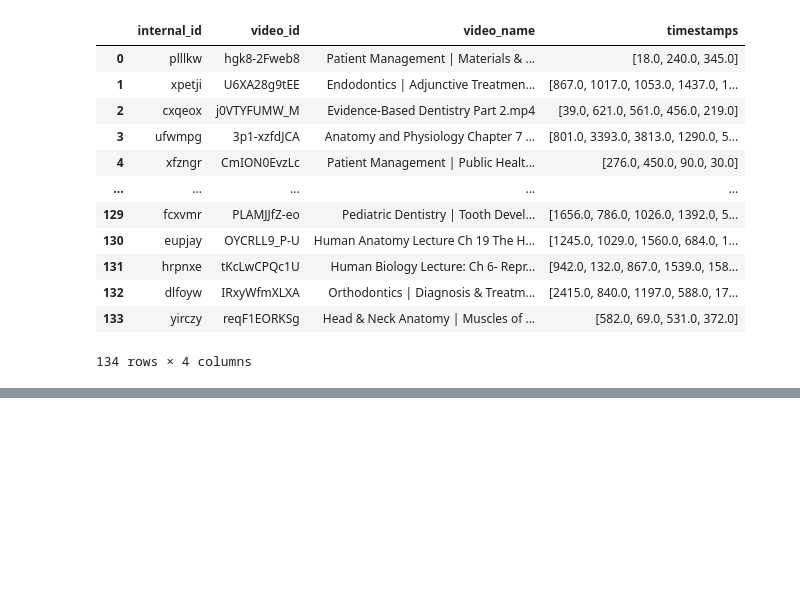
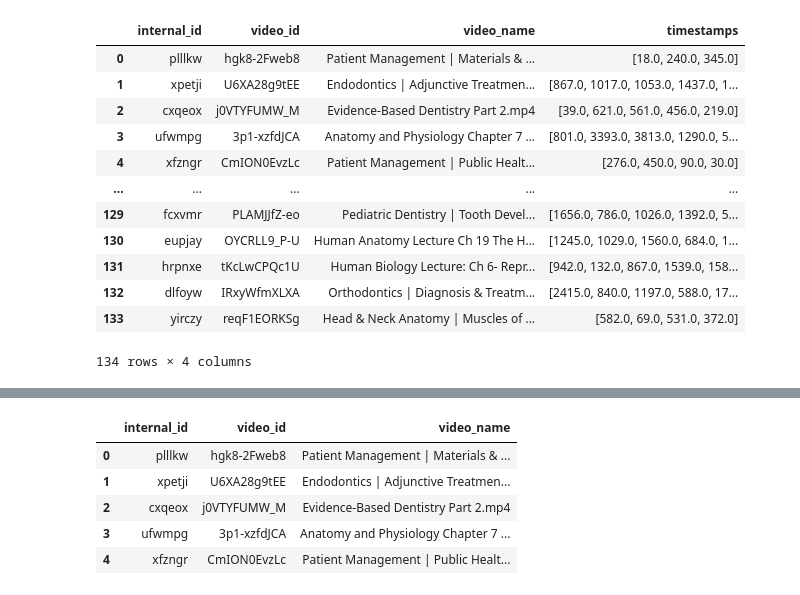
Before and after one commit to anxkhn/GlimpsifyPlus, a Jupyter notebook: experiments/25_enrich_transcriptions_with_video_id.ipynb, the cells around one changed output, grey strips where cells are left out. Drawn from its saved outputs; the diff is of its cells as text; code cells hidden in the pictures; blank space fills up the shorter version.

```diff
--- a/experiments/25_enrich_transcriptions_with_video_id.ipynb
+++ b/experiments/25_enrich_transcriptions_with_video_id.ipynb
@@ -209,0 +222,10 @@ enriched_df.to_csv(r"/home/vedant/Downloads/python_objects_to_send/timestamps_v4
+# %%
+internal_id_to_video_id_df = enriched_df[["internal_id", "video_id", "video_name"]]
+internal_id_to_video_id_df.head()
+# %% [output]
+|  | internal_id | video_id | video_name |
+| 0 | plllkw | hgk8-2Fweb8 | Patient Management | Materials & ... |
+| 1 | xpetji | U6XA28g9tEE | Endodontics | Adjunctive Treatmen... |
+| 2 | cxqeox | j0VTYFUMW_M | Evidence-Based Dentistry Part 2.mp4 |
+| 3 | ufwmpg | 3p1-xzfdJCA | Anatomy and Physiology Chapter 7 ... |
+| 4 | xfzngr | CmION0EvzLc | Patient Management | Public Healt... |
```
Also changed, not shown: parts of 9 cells of this notebook, 7 other files.
